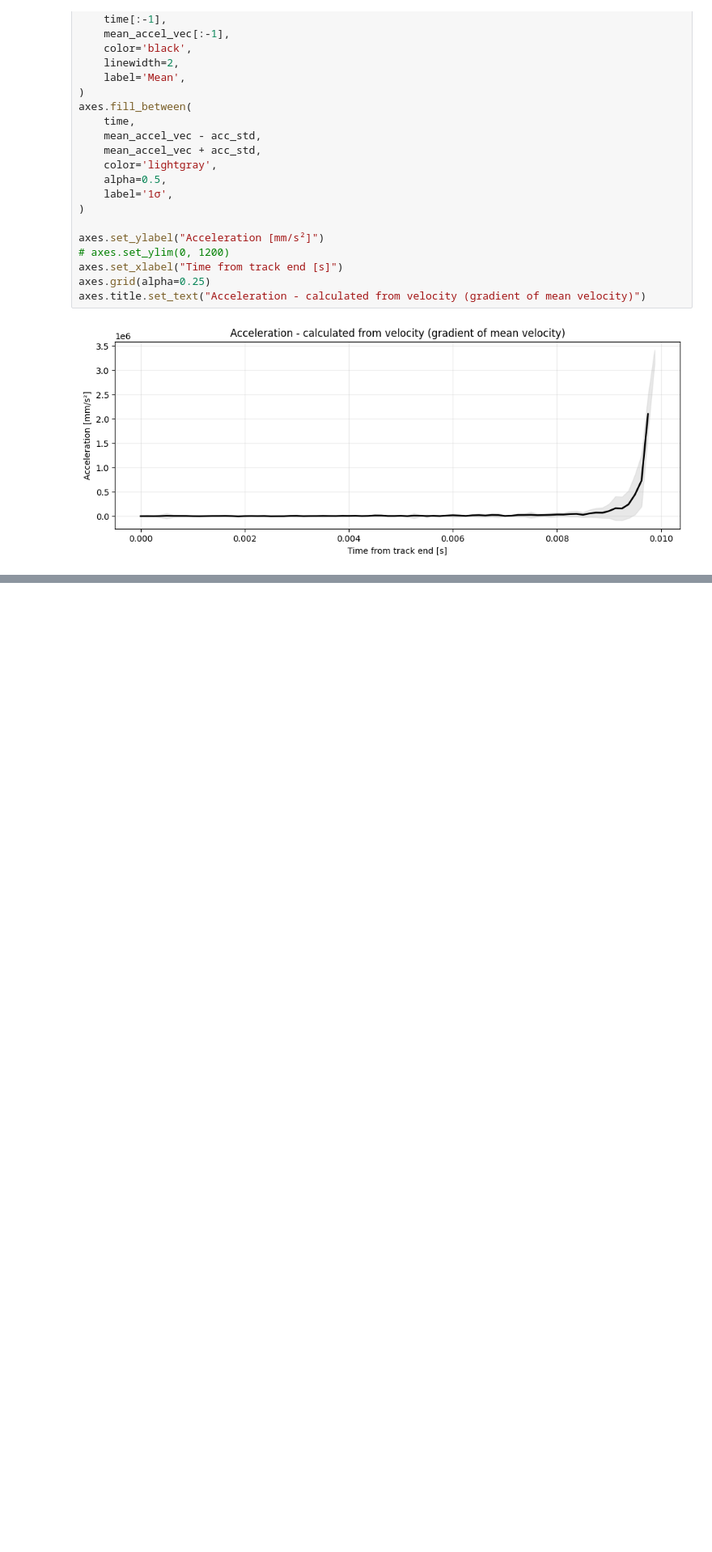
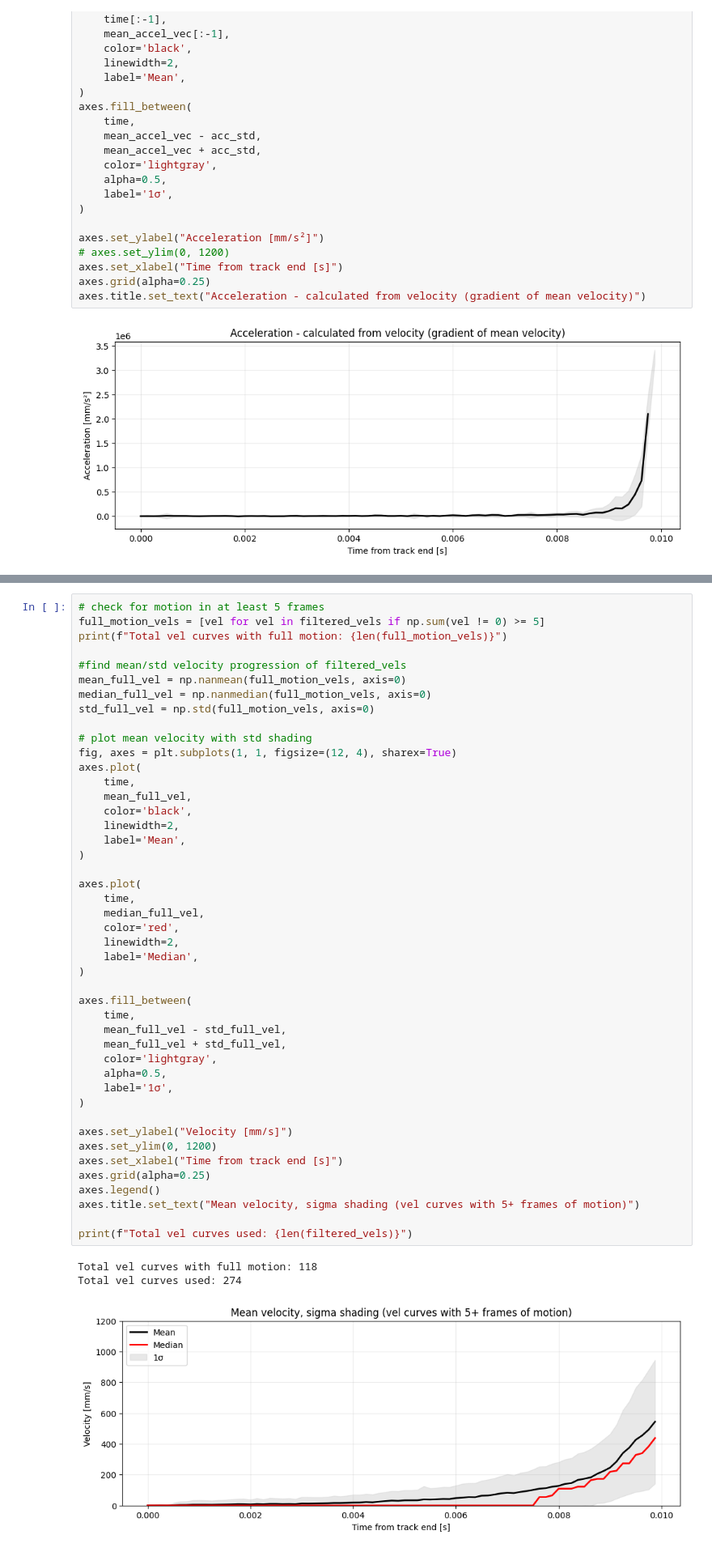
Before and after one commit to nico-ad/BISE-image-processing, a Jupyter notebook: velocity_analysis.IPYNB, the cells around one changed output, grey strips where cells are left out. Shown at 81% size. Saved outputs shown, nothing was run; the diff lists cells and outputs as text; blank space fills up the shorter version.

```diff
--- a/velocity_analysis.IPYNB
+++ b/velocity_analysis.IPYNB
@@ -563,0 +546,49 @@ print(mean_cluster_size)
+# %%
+# check for motion in at least 5 frames
+full_motion_vels = [vel for vel in filtered_vels if np.sum(vel != 0) >= 5]
+print(f"Total vel curves with full motion: {len(full_motion_vels)}")
+
+#find mean/std velocity progression of filtered_vels
+mean_full_vel = np.nanmean(full_motion_vels, axis=0)
+median_full_vel = np.nanmedian(full_motion_vels, axis=0)
+std_full_vel = np.std(full_motion_vels, axis=0)
+
+# plot mean velocity with std shading
+fig, axes = plt.subplots(1, 1, figsize=(12, 4), sharex=True)
+axes.plot(
+    time,
+    mean_full_vel,
+    color='black',
+    linewidth=2,
+    label='Mean',
+)
+
+axes.plot(
+    time,
+    median_full_vel,
+    color='red',
+    linewidth=2,
+    label='Median',
+)
+
+axes.fill_between(
+    time,
+    mean_full_vel - std_full_vel,
+    mean_full_vel + std_full_vel,
+    color='lightgray',
+    alpha=0.5,
+    label='1σ',
+)
+
+axes.set_ylabel("Velocity [mm/s]")
+axes.set_ylim(0, 1200)
+axes.set_xlabel("Time from track end [s]")
+axes.grid(alpha=0.25)
+axes.legend()
+axes.title.set_text("Mean velocity, sigma shading (vel curves with 5+ frames of motion)")
+
+print(f"Total vel curves used: {len(filtered_vels)}")
+# %% [output]
+Total vel curves with full motion: 118
+Total vel curves used: 274
+[figure, added]
```
Also changed, not shown: parts of 7 cells of this notebook, 1 other file.
